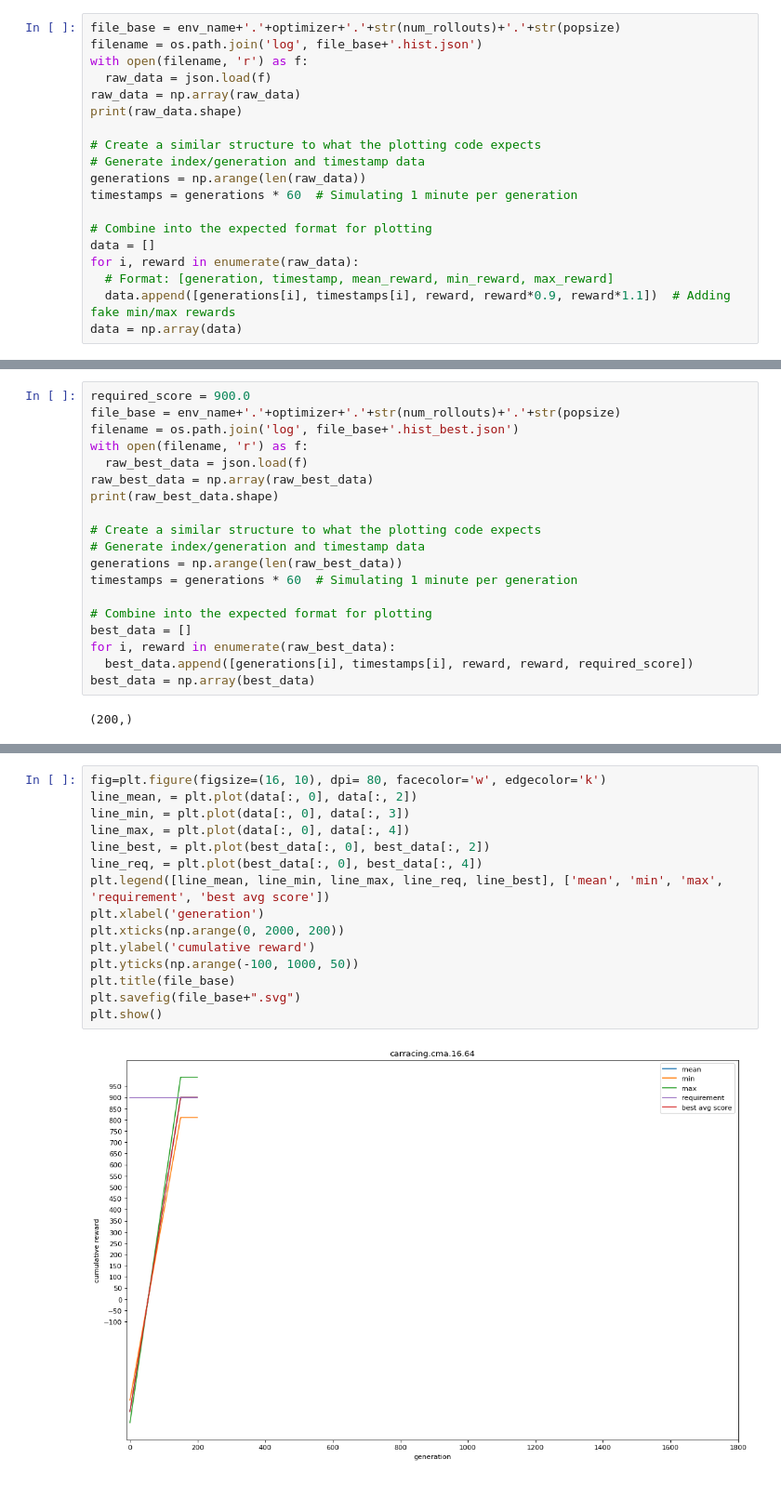
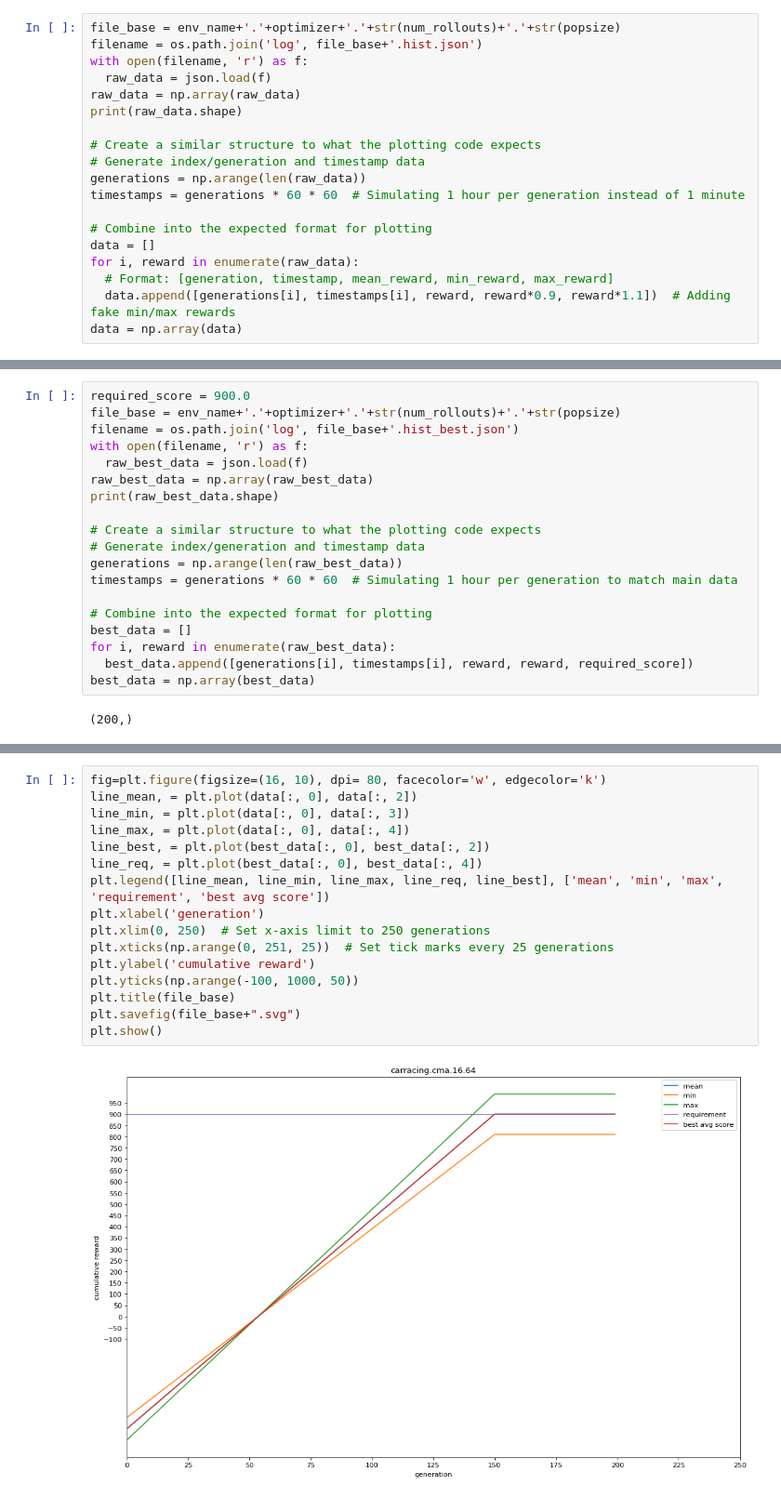
Before and after one commit to nkltsh002/WorldModelsExperiments, a Jupyter notebook: carracing/plot_training_progress.ipynb, the cells around one changed output, grey strips where cells are left out. Shown at 93% size. Drawn from its saved outputs; the diff is of its cells as text.

```diff
--- a/carracing/plot_training_progress.ipynb
+++ b/carracing/plot_training_progress.ipynb
@@ -23,7 +23,7 @@ print(raw_data.shape)
 # Create a similar structure to what the plotting code expects
 # Generate index/generation and timestamp data
 generations = np.arange(len(raw_data))
-timestamps = generations * 60  # Simulating 1 minute per generation
+timestamps = generations * 60 * 60  # Simulating 1 hour per generation instead of 1 minute
 
 # Combine into the expected format for plotting
 data = []
@@ -45,7 +45,7 @@ print(raw_best_data.shape)
 # Create a similar structure to what the plotting code expects
 # Generate index/generation and timestamp data
 generations = np.arange(len(raw_best_data))
-timestamps = generations * 60  # Simulating 1 minute per generation
+timestamps = generations * 60 * 60  # Simulating 1 hour per generation to match main data
 
 # Combine into the expected format for plotting
 best_data = []
@@ -74,17 +79,18 @@ plt.show()
 # %%
 fig=plt.figure(figsize=(16, 10), dpi= 80, facecolor='w', edgecolor='k')
 line_mean, = plt.plot(data[:, 0], data[:, 2])
 line_min, = plt.plot(data[:, 0], data[:, 3])
 line_max, = plt.plot(data[:, 0], data[:, 4])
 line_best, = plt.plot(best_data[:, 0], best_data[:, 2])
 line_req, = plt.plot(best_data[:, 0], best_data[:, 4])
 plt.legend([line_mean, line_min, line_max, line_req, line_best], ['mean', 'min', 'max', 'requirement', 'best avg score'])
 plt.xlabel('generation')
-plt.xticks(np.arange(0, 2000, 200))
+plt.xlim(0, 250)  # Set x-axis limit to 250 generations
+plt.xticks(np.arange(0, 251, 25))  # Set tick marks every 25 generations
 plt.ylabel('cumulative reward')
 plt.yticks(np.arange(-100, 1000, 50))
 plt.title(file_base)
 plt.savefig(file_base+".svg")
 plt.show()
 # %% [output]
-[figure, old version]
+[figure, new version]
```
Also changed, not shown: parts of 8 cells of this notebook, 2 other files.
